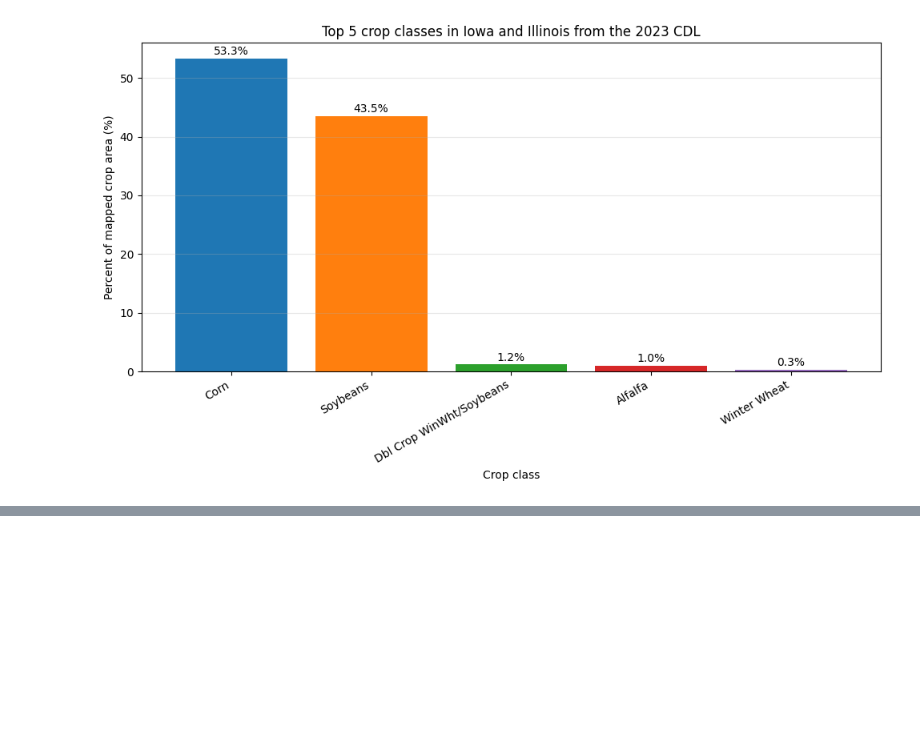
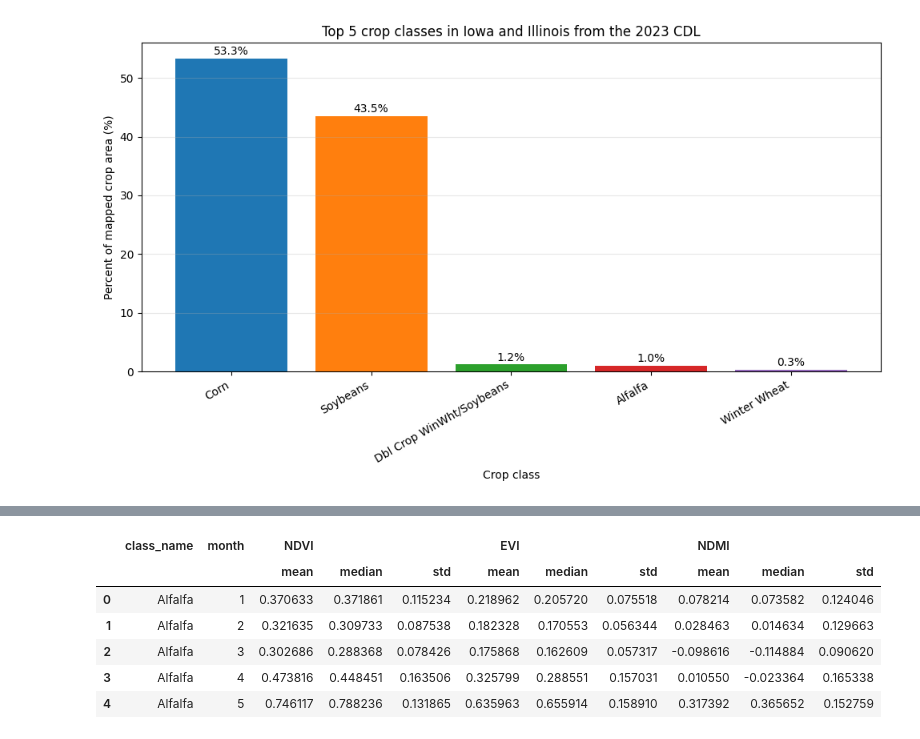
Before and after one commit to Aidan4478D/ECE414, a Jupyter notebook: ECE414_Assigment_2.ipynb, the cells around one changed output, grey strips where cells are left out. Cells and saved outputs as stored; diff of their text form; code cells hidden in the pictures; blank space fills up the shorter version.

Commit message:
Finished phase 2 of assignment 2

```diff
--- a/ECE414_Assigment_2.ipynb
+++ b/ECE414_Assigment_2.ipynb
@@ -407,0 +611,6 @@ plt.show()
+# %%
+# Read exported phenology samples
+csv_path = '/content/drive/MyDrive/datasets/ece414_remote_sensing/EarthEngineExports/phase2_crop_phenology_samples_2023.csv'
+phen_df = pd.read_csv(csv_path)
+
+phen_df.head()
@@ -407,0 +642,17 @@ plt.show()
+# %%
+# Summary statistics by class and month
+summary = (
+    phen_df.groupby(['class_name', 'month'])[['NDVI', 'EVI', 'NDMI']]
+    .agg(['mean', 'median', 'std'])
+    .reset_index()
+)
+
+summary.head()
+# %% [output]
+|  | class_name | month | NDVI |  |  | EVI |  |  | NDMI |  |  |
+|  |  |  | mean | median | std | mean | median | std | mean | median | std |
+| 0 | Alfalfa | 1 | 0.370633 | 0.371861 | 0.115234 | 0.218962 | 0.205720 | 0.075518 | 0.078214 | 0.073582 | 0.124046 |
+| 1 | Alfalfa | 2 | 0.321635 | 0.309733 | 0.087538 | 0.182328 | 0.170553 | 0.056344 | 0.028463 | 0.014634 | 0.129663 |
+| 2 | Alfalfa | 3 | 0.302686 | 0.288368 | 0.078426 | 0.175868 | 0.162609 | 0.057317 | -0.098616 | -0.114884 | 0.090620 |
+| 3 | Alfalfa | 4 | 0.473816 | 0.448451 | 0.163506 | 0.325799 | 0.288551 | 0.157031 | 0.010550 | -0.023364 | 0.165338 |
+| 4 | Alfalfa | 5 | 0.746117 | 0.788236 | 0.131865 | 0.635963 | 0.655914 | 0.158910 | 0.317392 | 0.365652 | 0.152759 |
```
Also changed, not shown: parts of 16 cells of this notebook.
